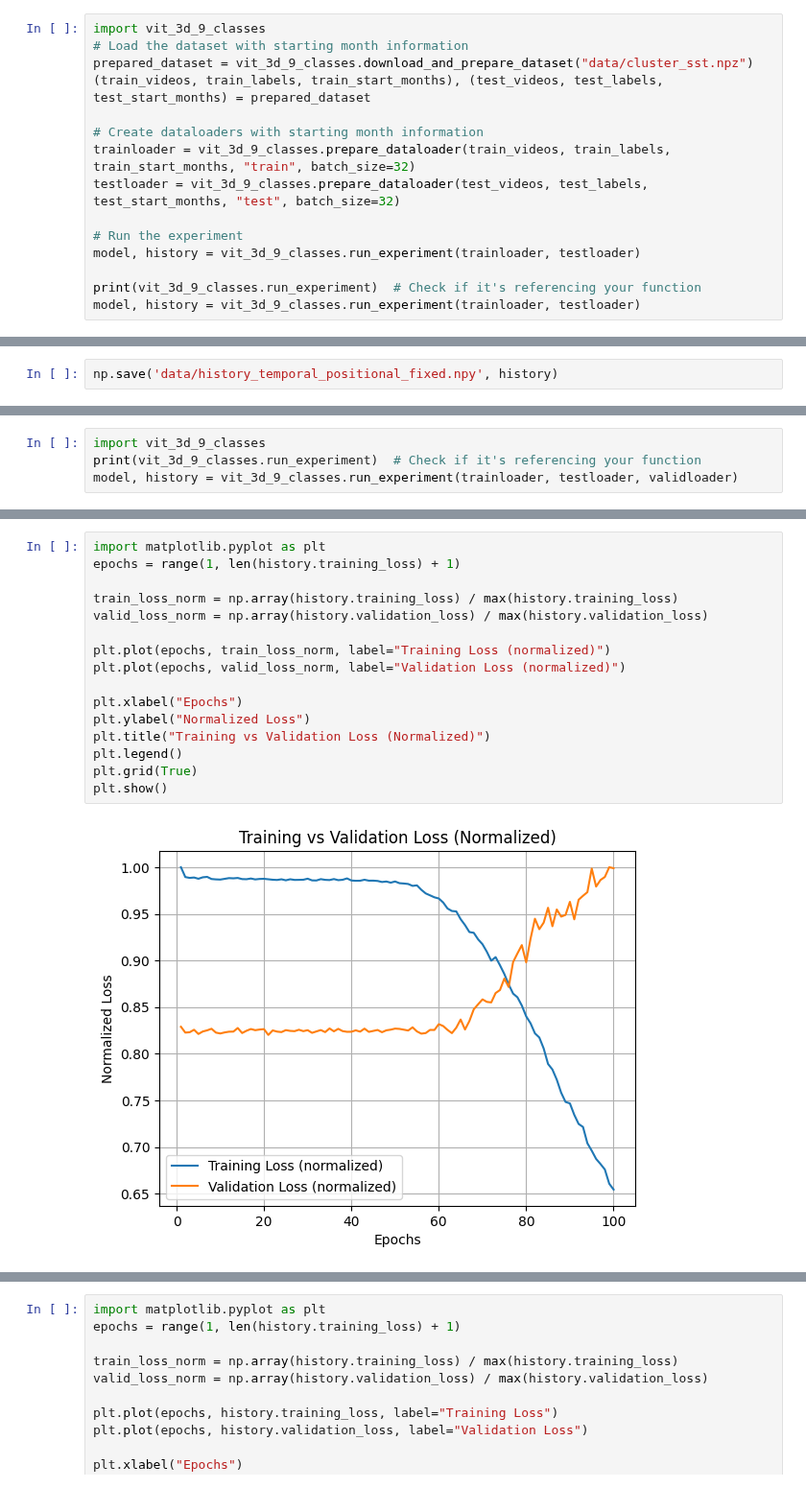
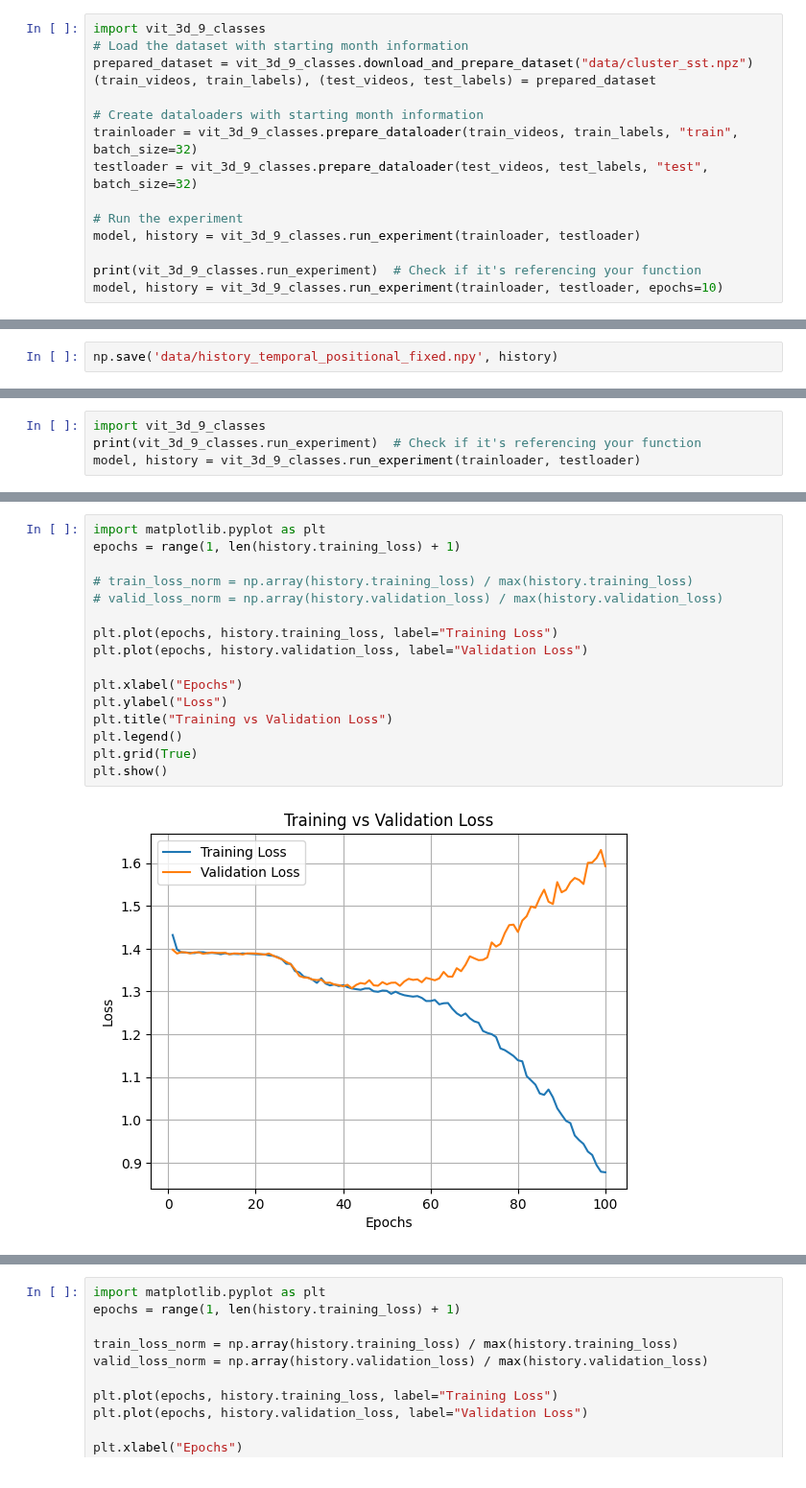
Before and after one commit to hwalters361/ML_rain_prediction, a Jupyter notebook: vivit_test.ipynb, the cells around one changed output, grey strips where cells are left out. Shown at 96% size. Cells and saved outputs as stored; diff of their text form.

```diff
--- a/vivit_test.ipynb
+++ b/vivit_test.ipynb
@@ -348,16 +350,16 @@ plt.show()
 import vit_3d_9_classes
 # Load the dataset with starting month information
 prepared_dataset = vit_3d_9_classes.download_and_prepare_dataset("data/cluster_sst.npz")
-(train_videos, train_labels, train_start_months), (test_videos, test_labels, test_start_months) = prepared_dataset
+(train_videos, train_labels), (test_videos, test_labels) = prepared_dataset
 
 # Create dataloaders with starting month information
-trainloader = vit_3d_9_classes.prepare_dataloader(train_videos, train_labels, train_start_months, "train", batch_size=32)
-testloader = vit_3d_9_classes.prepare_dataloader(test_videos, test_labels, test_start_months, "test", batch_size=32)
+trainloader = vit_3d_9_classes.prepare_dataloader(train_videos, train_labels, "train", batch_size=32)
+testloader = vit_3d_9_classes.prepare_dataloader(test_videos, test_labels, "test", batch_size=32)
 
 # Run the experiment
 model, history = vit_3d_9_classes.run_experiment(trainloader, testloader)
 
 print(vit_3d_9_classes.run_experiment)  # Check if it's referencing your function
-model, history = vit_3d_9_classes.run_experiment(trainloader, testloader)
+model, history = vit_3d_9_classes.run_experiment(trainloader, testloader, epochs=10)
 # %% [output]
 Number of Patches 828 Patch dim 512
@@ -375,6 +393,6 @@ max(history.validation_accuracy)
 # %%
 import vit_3d_9_classes
 print(vit_3d_9_classes.run_experiment)  # Check if it's referencing your function
-model, history = vit_3d_9_classes.run_experiment(trainloader, testloader, validloader)
+model, history = vit_3d_9_classes.run_experiment(trainloader, testloader)
 # %% [output]
 <function run_experiment at 0x...>
@@ -415,21 +419,21 @@ plt.show()
 # %%
 import matplotlib.pyplot as plt
 epochs = range(1, len(history.training_loss) + 1)
 
-train_loss_norm = np.array(history.training_loss) / max(history.training_loss)
-valid_loss_norm = np.array(history.validation_loss) / max(history.validation_loss)
+# train_loss_norm = np.array(history.training_loss) / max(history.training_loss)
+# valid_loss_norm = np.array(history.validation_loss) / max(history.validation_loss)
 
-plt.plot(epochs, train_loss_norm, label="Training Loss (normalized)")
-plt.plot(epochs, valid_loss_norm, label="Validation Loss (normalized)")
+plt.plot(epochs, history.training_loss, label="Training Loss")
+plt.plot(epochs, history.validation_loss, label="Validation Loss")
 
 plt.xlabel("Epochs")
-plt.ylabel("Normalized Loss")
-plt.title("Training vs Validation Loss (Normalized)")
+plt.ylabel("Loss")
+plt.title("Training vs Validation Loss")
 plt.legend()
 plt.grid(True)
 plt.show()
 # %% [output]
-[figure, old version]
+[figure, new version]
 # %%
 import vit_3d_9_classes
 print(vit_3d_9_classes.run_experiment)  # Check if it's referencing your function
```
Also changed, not shown: parts of 9 cells of this notebook, 1 other file.
